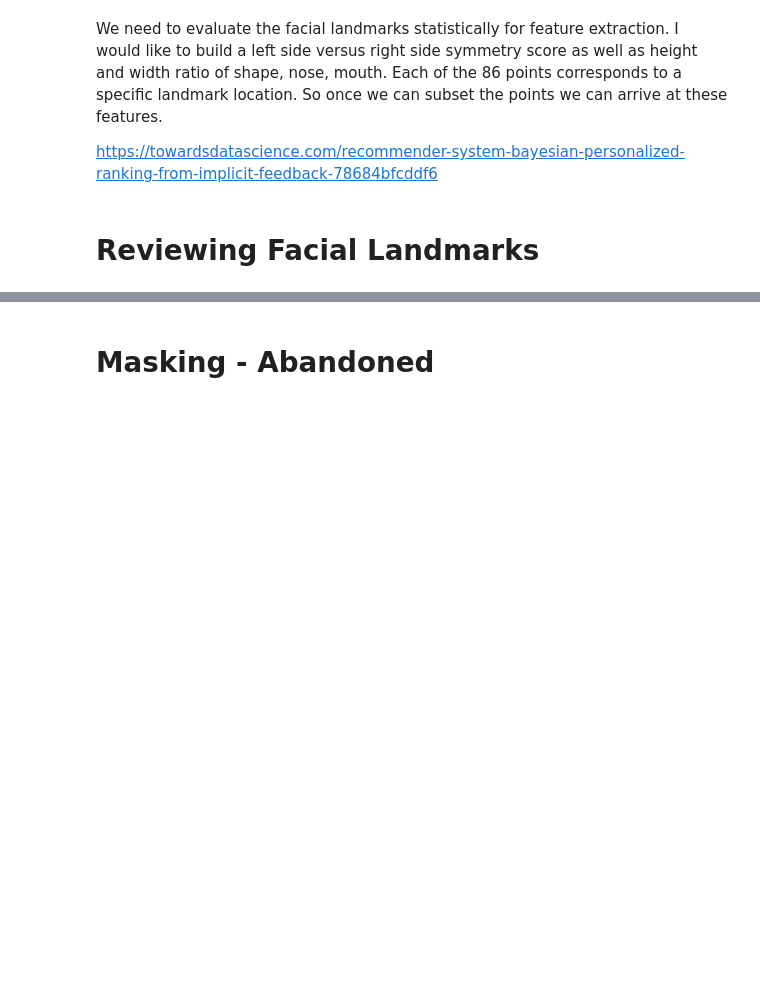
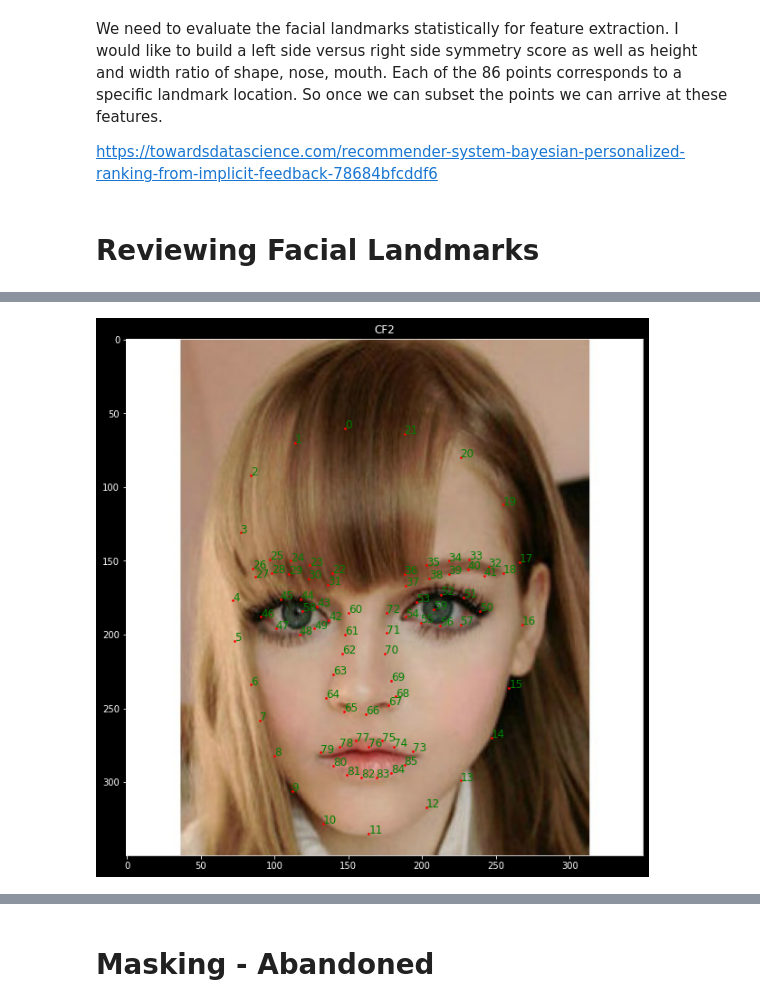
Before and after one commit to adityahpatel/milestone2_dating_and_beauty, a Jupyter notebook: eda_feature_engineering.ipynb, the cells around one changed output, grey strips where cells are left out. Drawn from its saved outputs; the diff is of its cells as text; code cells hidden in the pictures; blank space fills up the shorter version.

```diff
--- a/eda_feature_engineering.ipynb
+++ b/eda_feature_engineering.ipynb
@@ -69,0 +103,4 @@ fig.set_size_inches(10.5, 10.5, forward=True)
+# %%
+img_map('CF2', annotate=True)
+# %% [output]
+[figure, added]
```
Also changed, not shown: parts of 34 cells of this notebook, 2 other files.
